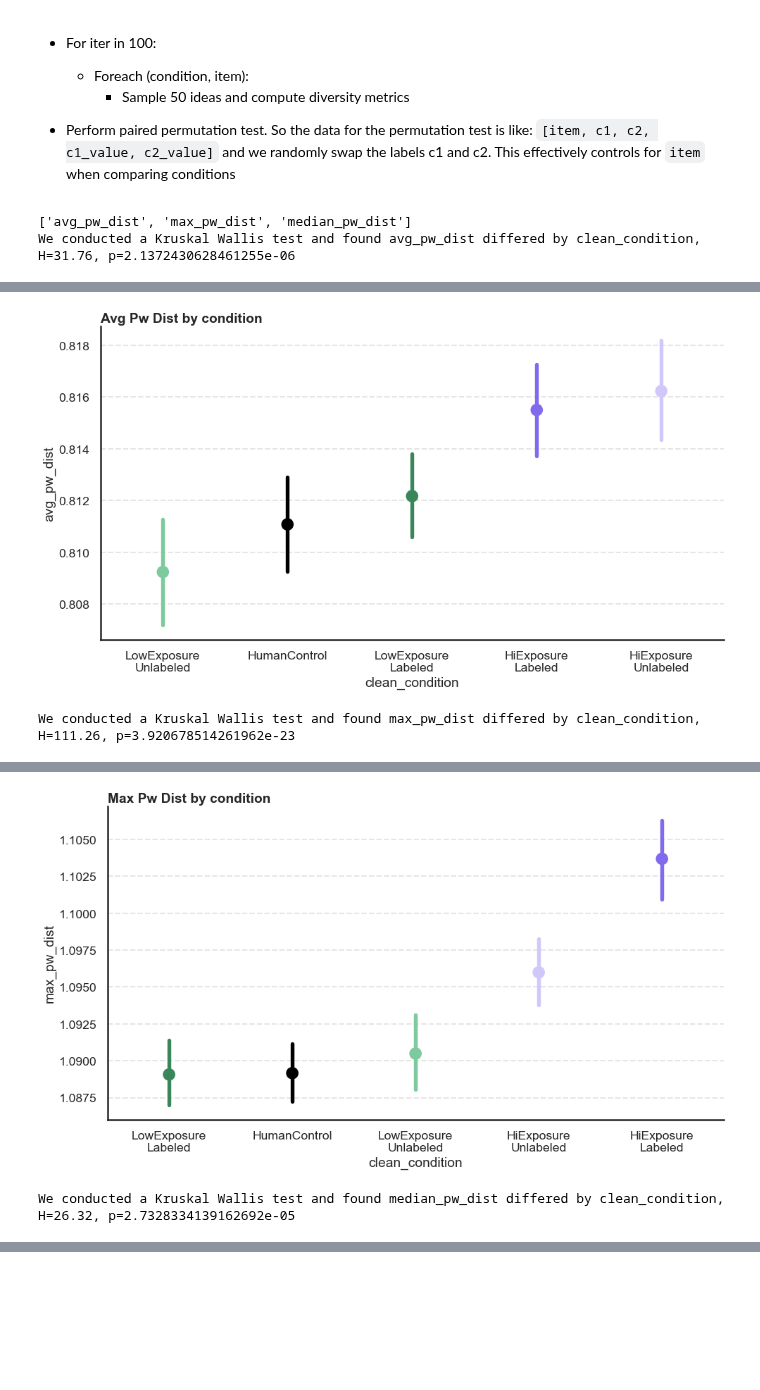
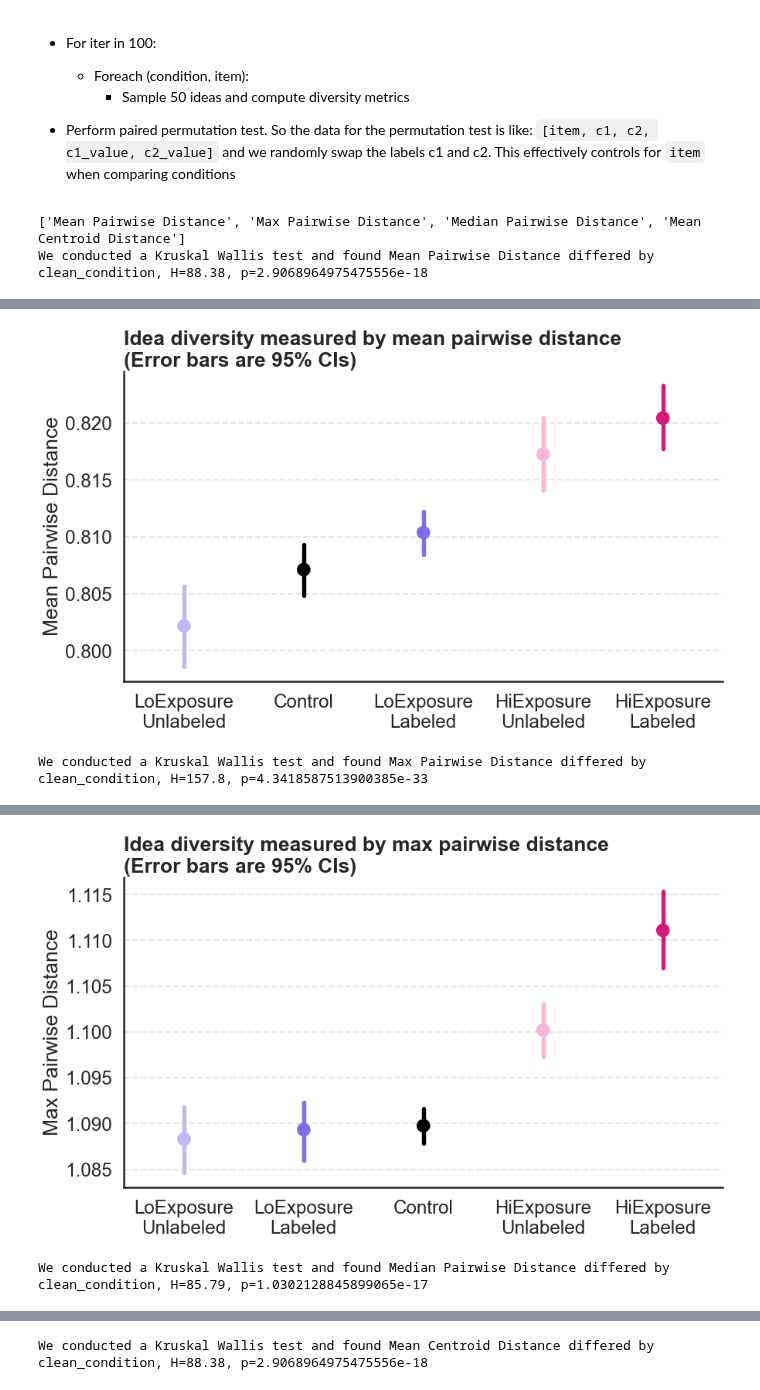
Before and after one commit to josh-ashkinaze/net_create, a Jupyter notebook: scripts/analyze_experiment/diversity_metrics.ipynb, the cells around one changed output, grey strips where cells are left out. Saved outputs shown, nothing was run; the diff lists cells and outputs as text; code cells hidden in the pictures; blank space fills up the shorter version.

```diff
--- a/scripts/analyze_experiment/diversity_metrics.ipynb
+++ b/scripts/analyze_experiment/diversity_metrics.ipynb
@@ -458,16 +412,35 @@ aggregated_ideas.to_csv("../../data/experiment_data/ag_time.csv")
 
 * Perform paired permutation test. So the data for the permutation test is like: `[item, c1, c2, c1_value, c2_value]` and we randomly swap the labels c1 and c2. This effectively controls for `item` when comparing conditions
 # %%
-from scipy.spatial.distance import pdist
+from scipy.spatial.distance import pdist, cosine
+import numpy as np
+import pandas as pd
+
+
+def clean_condition_col(x):
+    if x == "f_l":
+        return "LoExposure\nLabeled"
+    elif x == "f_u":
+        return "LoExposure\nUnlabeled"
+    elif x == "m_l":
+        return "HiExposure\nLabeled"
+    elif x == "m_u":
+        return "HiExposure\nUnlabeled"
+    elif x == "h":
+        return "Control"
+
 
 def compute_embedding_metrics(X):
     # Compute pairwise distances
     dists = pdist(X, 'cosine')
+    centroid = np.mean(X, axis=0)
+    centroid_dists = np.array([cosine(centroid, x) for x in X])
 
     return pd.Series({
-        'avg_pw_dist': np.mean(dists),
-        'max_pw_dist': np.max(dists),
-        'median_pw_dist': np.median(dists)
+        'Mean Pairwise Distance': np.mean(dists),
+        'Max Pairwise Distance': np.max(dists),
+        'Median Pairwise Distance': np.median(dists),
+        'Mean Centroid Distance': np.mean(centroid_dists)  # added this line
     })
 
 def process_iteration(tdf, seed):
@@ -476,14 +449,17 @@ def process_iteration(tdf, seed):
     condition_ideas = tdf.groupby(by=['clean_condition', 'condition', 'item'])['response_text'].apply(lambda x: list(x)).reset_index()
     condition_ideas['vectors'] = condition_ideas['response_text'].apply(lambda x: np.vstack([idea2vec[i] for i in x]))
     embedding_metrics = condition_ideas['vectors'].apply(compute_embedding_metrics)
-    condition_ideas = pd.concat([condition_ideas, embedding_metrics], axis=1)
+    condition_ideas = pd.concat([condition_ideas, embedding_metrics.apply(pd.Series)], axis=1)
     condition_ideas['seed'] = seed
     return condition_ideas
 
+
 # Run the iterations in parallel using joblib
-embedding_results = Parallel(n_jobs=-1)(delayed(process_iteration)(df, i) for i in range(100))
+df['clean_condition'] = df['condition'].apply(lambda x: clean_condition_col(x))
+df2 = df.query("trial_no > 6")
+embedding_results = Parallel(n_jobs=-1)(delayed(process_iteration)(df2, i) for i in range(50))
 embedding_df = pd.concat(embedding_results)
-process_metrics(embedding_df)
+tables = process_metrics(embedding_df)
 # %% [output]
-['avg_pw_dist', 'max_pw_dist', 'median_pw_dist']
-We conducted a Kruskal Wallis test and found avg_pw_dist differed by clean_condition, H=31.76, p=2.1372430628461255e-06
+['Mean Pairwise Distance', 'Max Pairwise Distance', 'Median Pairwise Distance', 'Mean Centroid Distance']
+We conducted a Kruskal Wallis test and found Mean Pairwise Distance differed by clean_condition, H=88.38, p=2.9068964975475556e-18
@@ -501,2 +477,2 @@ We conducted a Kruskal Wallis test and found avg_pw_dist differed by clean_condi
-[figure, old version]
+[figure, new version]
-We conducted a Kruskal Wallis test and found max_pw_dist differed by clean_condition, H=111.26, p=3.920678514261962e-23
+We conducted a Kruskal Wallis test and found Max Pairwise Distance differed by clean_condition, H=157.8, p=4.3418587513900385e-33
@@ -514,2 +490,2 @@ We conducted a Kruskal Wallis test and found max_pw_dist differed by clean_condi
-[figure, old version]
+[figure, new version]
-We conducted a Kruskal Wallis test and found median_pw_dist differed by clean_condition, H=26.32, p=2.7328334139162692e-05
+We conducted a Kruskal Wallis test and found Median Pairwise Distance differed by clean_condition, H=85.79, p=1.0302128845899065e-17
@@ -527,0 +504 @@ We conducted a Kruskal Wallis test and found median_pw_dist differed by clean_co
+We conducted a Kruskal Wallis test and found Mean Centroid Distance differed by clean_condition, H=88.38, p=2.9068964975475556e-18
```
Also changed, not shown: parts of 6 cells of this notebook, 1 other file.
